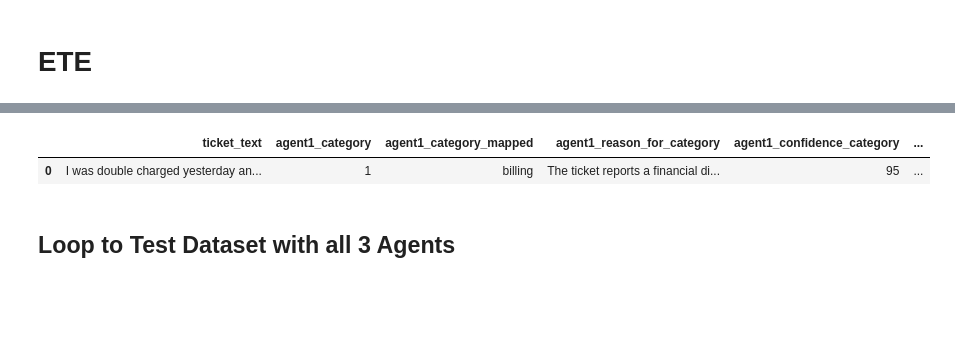
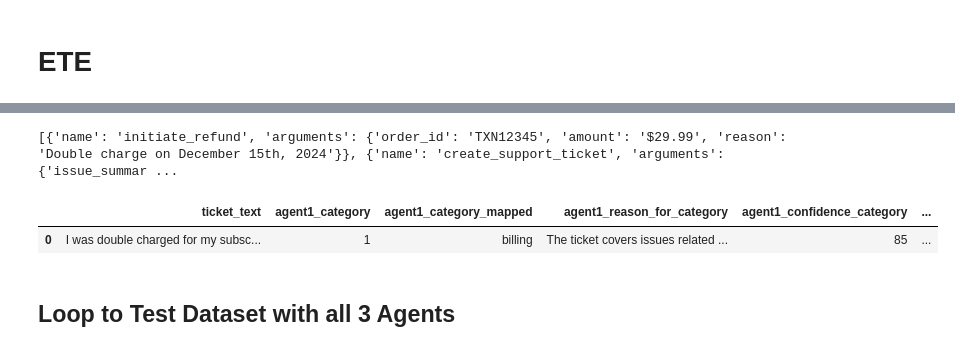
Before and after one commit to Hardik-Jain1/supportflow-ai, a Jupyter notebook: src/exp.ipynb, the cells around one changed output, grey strips where cells are left out. Drawn from its saved outputs; the diff is of its cells as text; code cells hidden in the pictures; blank space fills up the shorter version.

Commit message:
created agent 4

```diff
--- a/src/exp.ipynb
+++ b/src/exp.ipynb
@@ -1006,5 +1093,5 @@ from agents.reply_agent.crew import ReplyAgentCrew, reply_agent
 # %%
-ticket = "I was double charged yesterday and now I can't log in. Please fix this."
+ticket = "I was double charged for my subscription on December 15th, 2024. Transaction IDs are TXN12345 and TXN12346, both for $29.99. I've compared this against my account billing history and confirmed these are duplicates. I also can't log in to my account now - getting 'invalid credentials' error despite using correct password. My account number is ACC789123. Please investigate the double charge and help me regain access to my account."
 # %%
 agent1_output = triage_agent(ticket, model= "ollama/qwen2.5:7b")
 agent1_output_json = parse_triage_result(agent1_output.choices[0].message.content)
@@ -1126,0 +1180,9 @@ Best regards,
+# %%
+agent4_inputs = {
+    "ticket_text": ticket,
+    "category": category_map.get(agent1_output_json["category"]),
+    "urgency": urgency_map.get(agent1_output_json["urgency"]),
+    "narrative_context": agent3_context,
+}
+agent4_output = action_suggester_agent(agent4_inputs, model= "ollama/qwen2.5:7b")
+print(agent4_output)
@@ -1127,29 +1208,35 @@ Best regards,
+# %%
+agent4_output_json = parse_action_suggester_result(agent4_output)
+print(agent4_output_json)
+# %% [output]
+[{'name': 'initiate_refund', 'arguments': {'order_id': 'TXN12345', 'amount': '$29.99', 'reason': 'Double charge on December 15th, 2024'}}, {'name': 'create_support_ticket', 'arguments': {'issue_summar ...
 # %%
 import pandas as pd
 # Create a comprehensive results dataframe
 results_data = {
     'ticket_text': [ticket],
     'agent1_category': [agent1_output_json["category"]],
     'agent1_category_mapped': [category_map.get(agent1_output_json["category"])],
     'agent1_reason_for_category': [agent1_output_json["reason_for_category"]],
     'agent1_confidence_category': [agent1_output_json["confidence_for_category"]],
     'agent1_urgency': [agent1_output_json["urgency"]],
     'agent1_urgency_mapped': [urgency_map.get(agent1_output_json["urgency"])],
     'agent1_reason_for_urgency': [agent1_output_json["reason_for_urgency_level"]],
     'agent1_confidence_urgency': [agent1_output_json["confidence_for_urgency_level"]],
     'agent1_full_output': [agent1_output.choices[0].message.content],
     'total_tokens_agent1': [agent1_output.usage.total_tokens],
     'agent2_xml_output': [agent2_xml],
     'agent3_context': [agent3_context],
     'agent3_final_reply': [agent3_output.raw],
-    'total_tokens_agent3': [agent3_output.token_usage.total_tokens]
+    'total_tokens_agent3': [agent3_output.token_usage.total_tokens],
+    'agent4_suggested_actions': [agent4_output],
 }
 
 results_df = pd.DataFrame(results_data)
 results_df.head()
 # %% [output]
 |  | ticket_text | agent1_category | agent1_category_mapped | agent1_reason_for_category | agent1_confidence_category | ... |
-| 0 | I was double charged yesterday an... | 1 | billing | The ticket reports a financial di... | 95 | ... |
+| 0 | I was double charged for my subsc... | 1 | billing | The ticket covers issues related ... | 85 | ... |
 # %%
 if input("Save results to CSV? (y/n): ").strip().lower() == 'y':
     results_df.to_csv("data/ete_results_per_ticket.csv", index=False)
```
Also changed, not shown: parts of 16 cells of this notebook, 9 other files.
